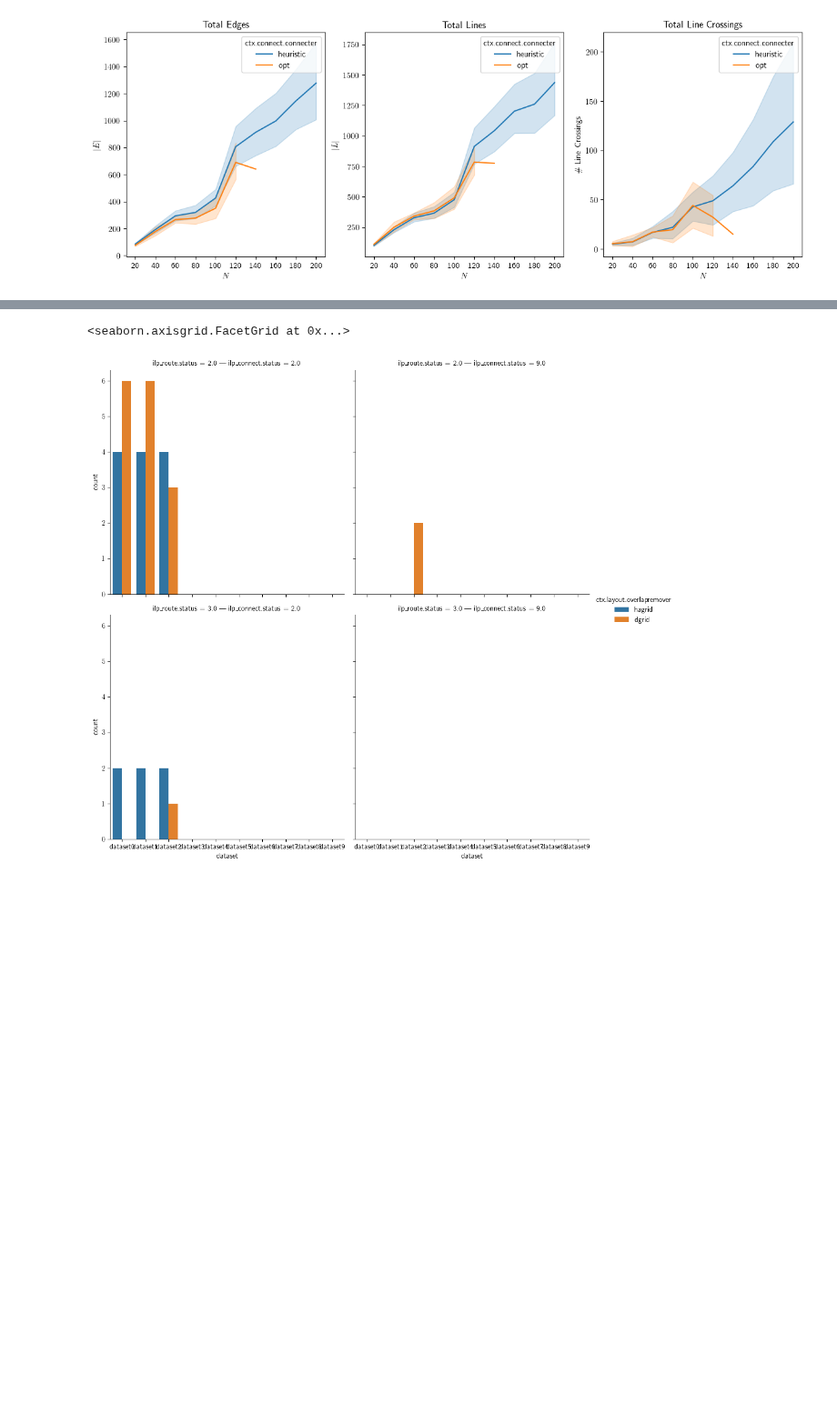
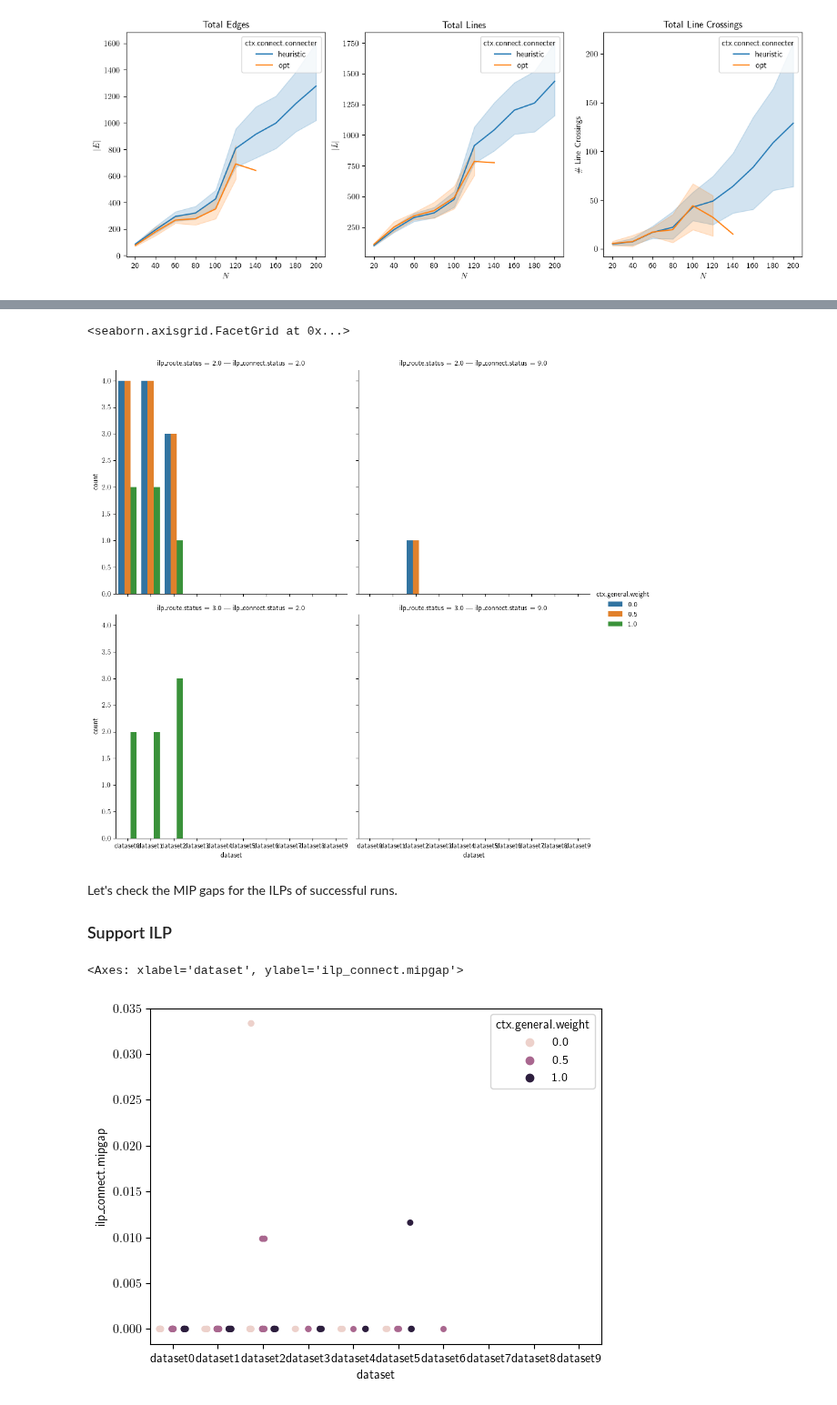
Before and after one commit to npiccolotto/undrground-tubes, a Jupyter notebook: designspace-result/merge.ipynb, the cells around one changed output, grey strips where cells are left out. Shown at 91% size. Drawn from its saved outputs; the diff is of its cells as text; code cells hidden in the pictures; blank space fills up the shorter version.

```diff
--- a/designspace-result/merge.ipynb
+++ b/designspace-result/merge.ipynb
@@ -355,9 +380,20 @@ Text(0, 0.5, '\\# Line Crossings')
 # %%
-
 good_runs = df[(df["success"] == True)]
 
 
-sns.catplot(data=df[df['is_opt']==True], kind='count', x="dataset", row='ilp_route.status', col='ilp_connect.status', hue='ctx.layout.overlapremover',dodge=True, order=dataset_order)
+sns.catplot(data=df[df['is_opt']==True], kind='count', x="dataset", row='ilp_route.status', col='ilp_connect.status', hue='ctx.general.weight',dodge=True, order=dataset_order)
 # %% [output]
 <seaborn.axisgrid.FacetGrid at 0x...>
-[figure, old version]
+[figure, new version]
+# %% [markdown]
+Let's check the MIP gaps for the ILPs of successful runs.
+
+### Support ILP
+# %%
+good_runs = df[(df["success"] == True)]
+
+
+sns.stripplot(data=good_runs, x="dataset", y='ilp_connect.mipgap', hue='ctx.general.weight',dodge=True, order=dataset_order)
+# %% [output]
+<Axes: xlabel='dataset', ylabel='ilp_connect.mipgap'>
+[figure, added]
```
Also changed, not shown: parts of 16 cells of this notebook.
